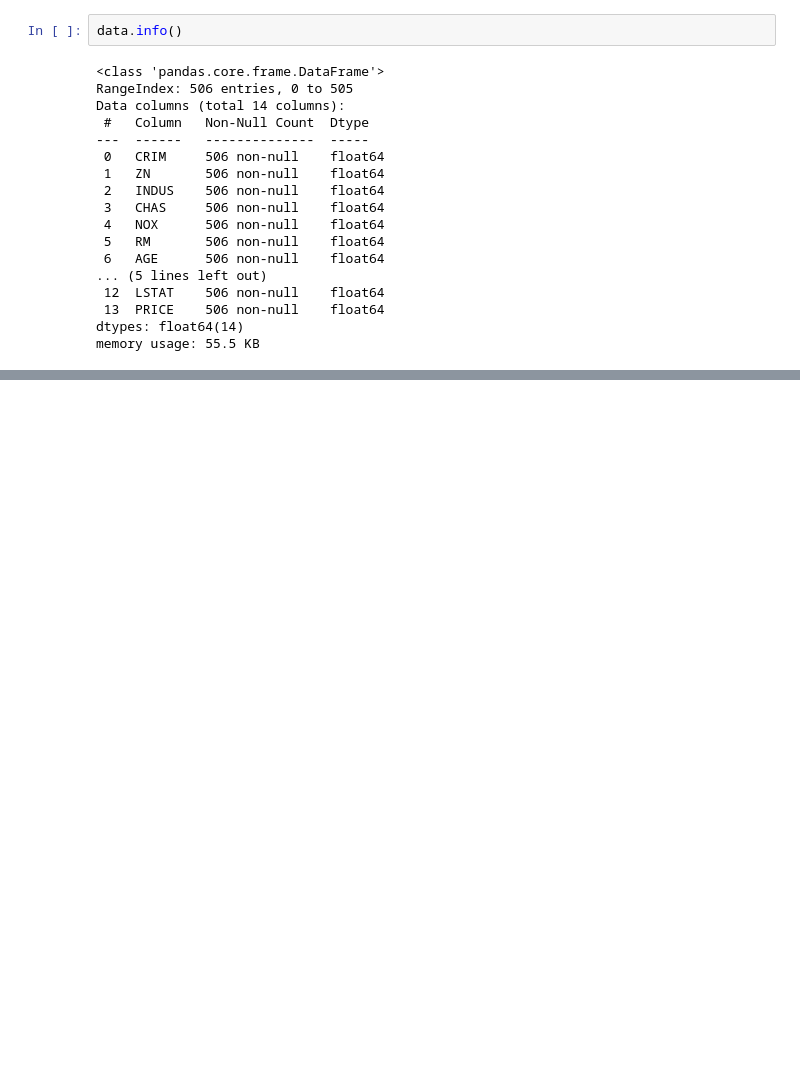
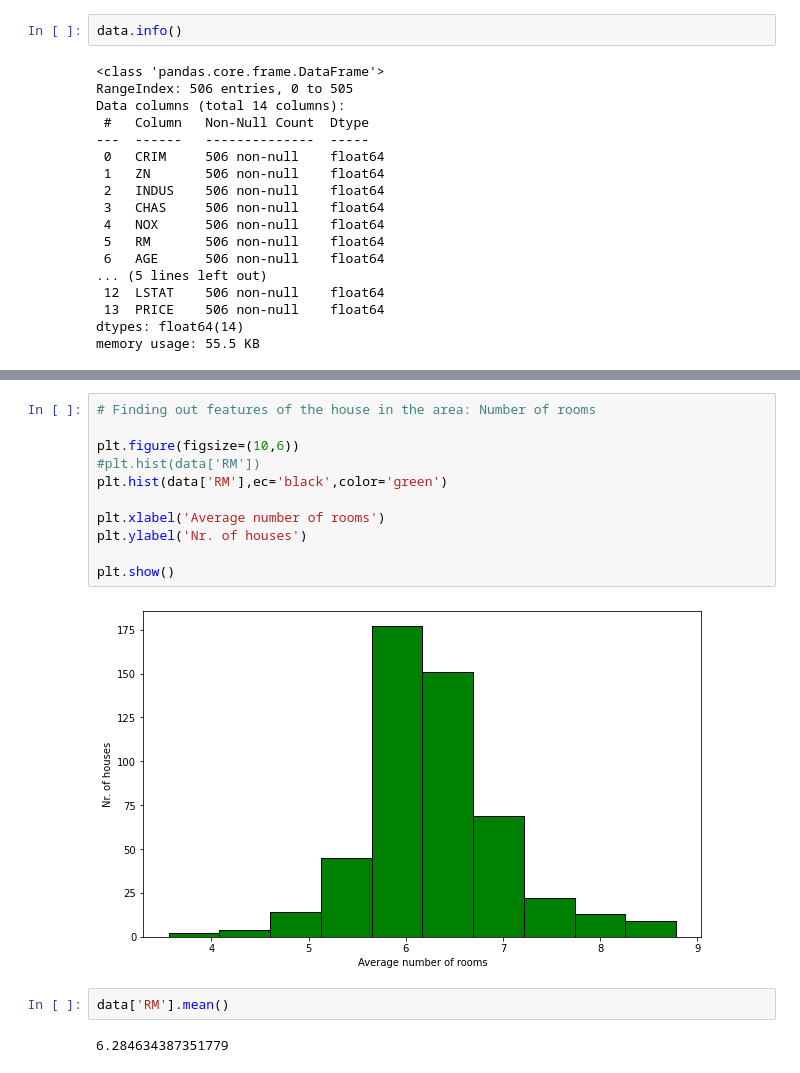
Before and after one commit to gxgarciat/Playground-DataAnalysis, a Jupyter notebook: 8_HousePriceData_MultivariableRegression.ipynb, the cells around one changed output, grey strips where cells are left out. Drawn from its saved outputs; the diff is of its cells as text; blank space fills up the shorter version.

```diff
--- a/8_HousePriceData_MultivariableRegression.ipynb
+++ b/8_HousePriceData_MultivariableRegression.ipynb
@@ -170,0 +199,17 @@ memory usage: 55.5 KB
+# %%
+# Finding out features of the house in the area: Number of rooms
+
+plt.figure(figsize=(10,6))
+#plt.hist(data['RM'])
+plt.hist(data['RM'],ec='black',color='green')
+
+plt.xlabel('Average number of rooms')
+plt.ylabel('Nr. of houses')
+
+plt.show()
+# %% [output]
+[figure, added]
+# %%
+data['RM'].mean()
+# %% [output]
+6.284634387351779
```
Also changed, not shown: parts of 21 cells of this notebook.
